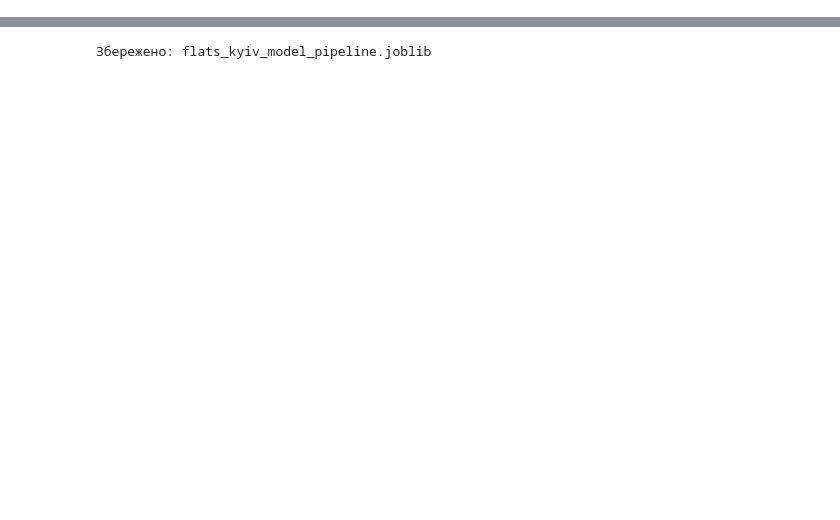
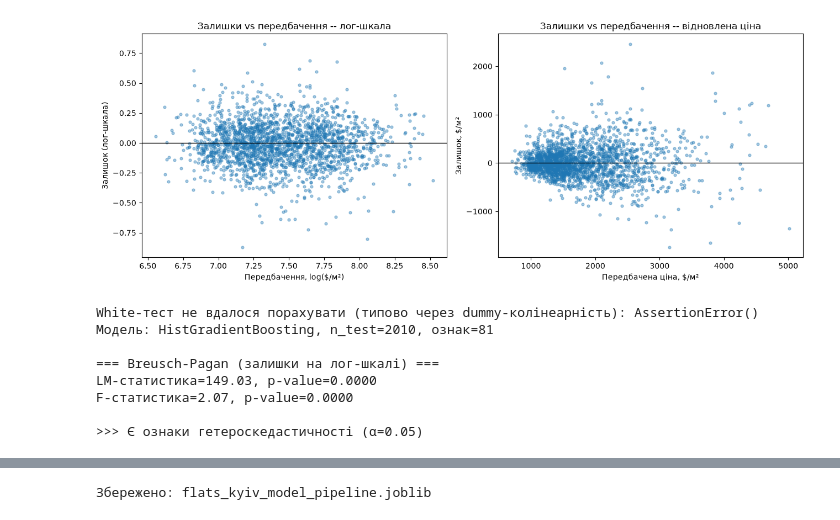
Before and after one commit to YESosnovska/apartaments-prices-analysis-new, a Jupyter notebook: flats/train_Kyiv_ML.ipynb, the cells around one changed output, grey strips where cells are left out. Cells and saved outputs as stored; diff of their text form; code cells hidden in the pictures; blank space fills up the shorter version.

```diff
--- a/flats/train_Kyiv_ML.ipynb
+++ b/flats/train_Kyiv_ML.ipynb
@@ -274,0 +337,76 @@ plt.show()
+# %%
+def test_heteroscedasticity(df: pd.DataFrame, result: dict):
+    """Перевіряє залишки найкращої моделі на гетероскедастичність: Breusch-Pagan
+    і White тести (statsmodels) + графіки залишків vs передбачення."""
+    X, y = build_feature_frame(df)
+    idx_train, idx_test = train_test_split(df.index, test_size=0.2, random_state=RANDOM_STATE)
+    X_test = X.loc[idx_test]
+    y_test = y.loc[idx_test]
+
+    kept_cols = result["kept_cols"]
+    model = result["best_model_pruned"]  # повний Pipeline
+
+    X_test_c = X_test[kept_cols]
+    y_pred_log = model.predict(X_test_c)
+    resid_log = y_test.values - y_pred_log
+
+    y_true_price = np.expm1(y_test.values)
+    y_pred_price = np.expm1(y_pred_log)
+    resid_price = y_true_price - y_pred_price
+
+    fig, axes = plt.subplots(1, 2, figsize=(13, 5))
+    axes[0].scatter(y_pred_log, resid_log, s=12, alpha=0.4)
+    axes[0].axhline(0, color="black", linewidth=1)
+    axes[0].set_xlabel("Передбачення, log($/м²)")
+    axes[0].set_ylabel("Залишок (лог-шкала)")
+    axes[0].set_title("Залишки vs передбачення -- лог-шкала")
+
+    axes[1].scatter(y_pred_price, resid_price, s=12, alpha=0.4)
+    axes[1].axhline(0, color="black", linewidth=1)
+    axes[1].set_xlabel("Передбачена ціна, $/м²")
+    axes[1].set_ylabel("Залишок, $/м²")
+    axes[1].set_title("Залишки vs передбачення -- відновлена ціна")
+    plt.tight_layout()
+    plt.show()
+
+    # для Breusch-Pagan/White потрібна матриця без NaN -- використовуємо
+    # медіанну імпутацію ЛИШЕ для цього допоміжного розрахунку (сама модель
+    # уже навчена і не перенавчається тут)
+    X_test_for_test = X_test_c.fillna(X_test_c.median(numeric_only=True))
+    exog = sm.add_constant(X_test_for_test)
+    bp_stat, bp_pvalue, bp_f_stat, bp_f_pvalue = het_breuschpagan(resid_log, exog)
+
+    white_pvalue = None
+    try:
+        white_stat, white_pvalue, white_f_stat, white_f_pvalue = het_white(resid_log, exog)
+    except (AssertionError, np.linalg.LinAlgError) as exc:
+        print(f"White-тест не вдалося порахувати (типово через dummy-колінеарність): {exc!r}")
+
+    print(f"Модель: {result['best_name']}, n_test={len(y_test)}, ознак={len(kept_cols)}\n")
+    print("=== Breusch-Pagan (залишки на лог-шкалі) ===")
+    print(f"LM-статистика={bp_stat:.2f}, p-value={bp_pvalue:.4f}")
+    print(f"F-статистика={bp_f_stat:.2f}, p-value={bp_f_pvalue:.4f}")
+    if white_pvalue is not None:
+        print("\n=== White (залишки на лог-шкалі) ===")
+        print(f"LM-статистика={white_stat:.2f}, p-value={white_pvalue:.4f}")
+        print(f"F-статистика={white_f_stat:.2f}, p-value={white_f_pvalue:.4f}")
+
+    alpha = 0.05
+    is_hetero = (bp_pvalue < alpha) or (white_pvalue is not None and white_pvalue < alpha)
+    verdict = "Є ознаки гетероскедастичності" if is_hetero else "Гетероскедастичність не виявлено"
+    print(f"\n>>> {verdict} (α=0.05)")
+
+    return {"resid_log": resid_log, "resid_price": resid_price, "bp_pvalue": bp_pvalue, "white_pvalue": white_pvalue}
+
+
+hetero_result = test_heteroscedasticity(df, result)
+# %% [output]
+[figure, added]
+White-тест не вдалося порахувати (типово через dummy-колінеарність): AssertionError()
+Модель: HistGradientBoosting, n_test=2010, ознак=81
+
+=== Breusch-Pagan (залишки на лог-шкалі) ===
+LM-статистика=149.03, p-value=0.0000
+F-статистика=2.07, p-value=0.0000
+
+>>> Є ознаки гетероскедастичності (α=0.05)
```
Also changed, not shown: parts of 11 cells of this notebook, 4 other files.
